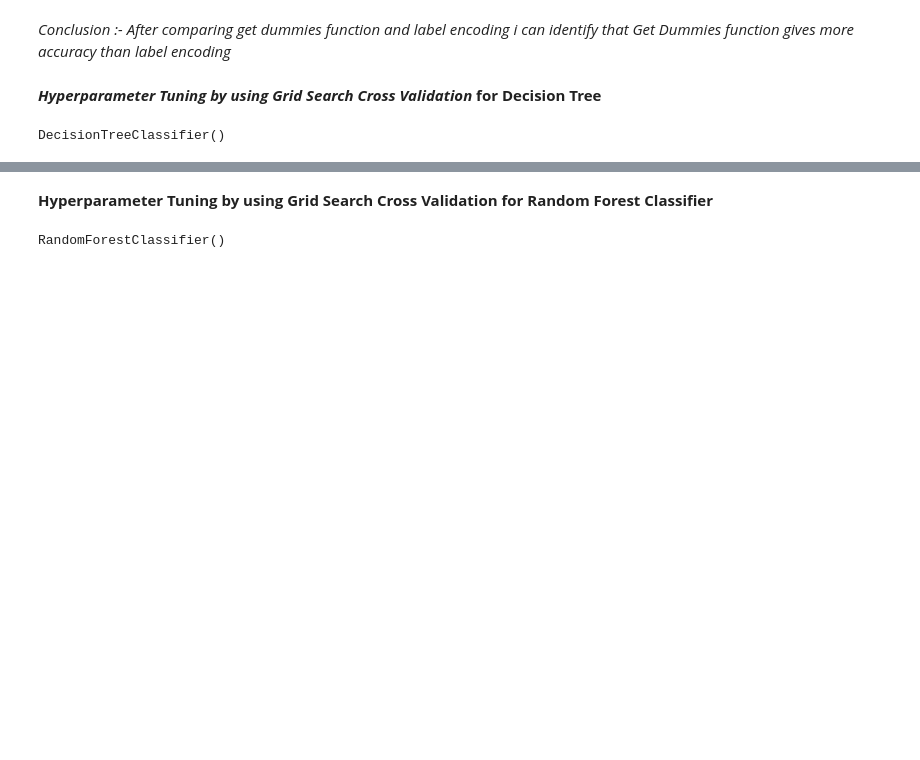
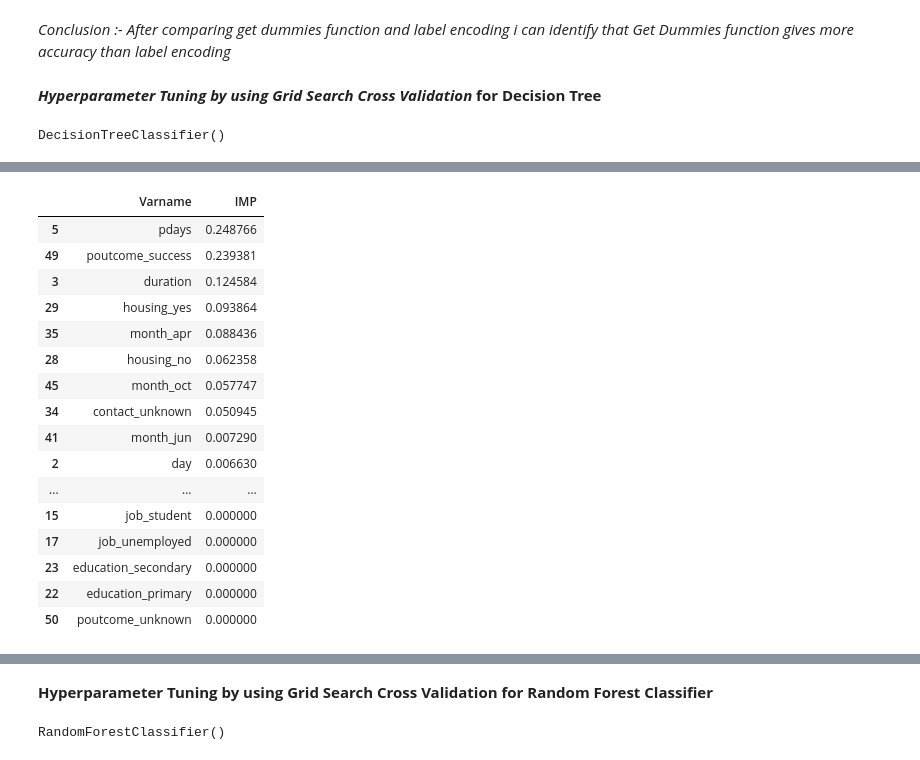
Before and after one commit to Abhikad/Abhikad, a Jupyter notebook: Capstone_Project.ipynb, the cells around one changed output, grey strips where cells are left out. Cells and saved outputs as stored; diff of their text form; code cells hidden in the pictures; blank space fills up the shorter version.

```diff
--- a/Capstone_Project.ipynb
+++ b/Capstone_Project.ipynb
@@ -1433,0 +1473,3 @@ clf = DecisionTreeClassifier(criterion='entropy', max_depth= 5, max_features='sq
+# %%
+Best_estimator = grid_search.best_estimator_
+print(Best_estimator)
@@ -1434,3 +1492,25 @@ clf = DecisionTreeClassifier(criterion='entropy', max_depth= 5, max_features='sq
+# %%
+imp_df=pd.DataFrame({'Varname':x_train.columns,
+                     'IMP':Best_estimator.feature_importances_})
+imp_df.sort_values(by='IMP',ascending=False)
+# %% [output]
+|  | Varname | IMP |
+| 5 | pdays | 0.248766 |
+| 49 | poutcome_success | 0.239381 |
+| 3 | duration | 0.124584 |
+| 29 | housing_yes | 0.093864 |
+| 35 | month_apr | 0.088436 |
+| 28 | housing_no | 0.062358 |
+| 45 | month_oct | 0.057747 |
+| 34 | contact_unknown | 0.050945 |
+| 41 | month_jun | 0.007290 |
+| 2 | day | 0.006630 |
+| ... | ... | ... |
+| 15 | job_student | 0.000000 |
+| 17 | job_unemployed | 0.000000 |
+| 23 | education_secondary | 0.000000 |
+| 22 | education_primary | 0.000000 |
+| 50 | poutcome_unknown | 0.000000 |
 # %%
 clf.fit(x_train_std,y_train)
 # %% [output]
```
Also changed, not shown: parts of 195 cells of this notebook.
